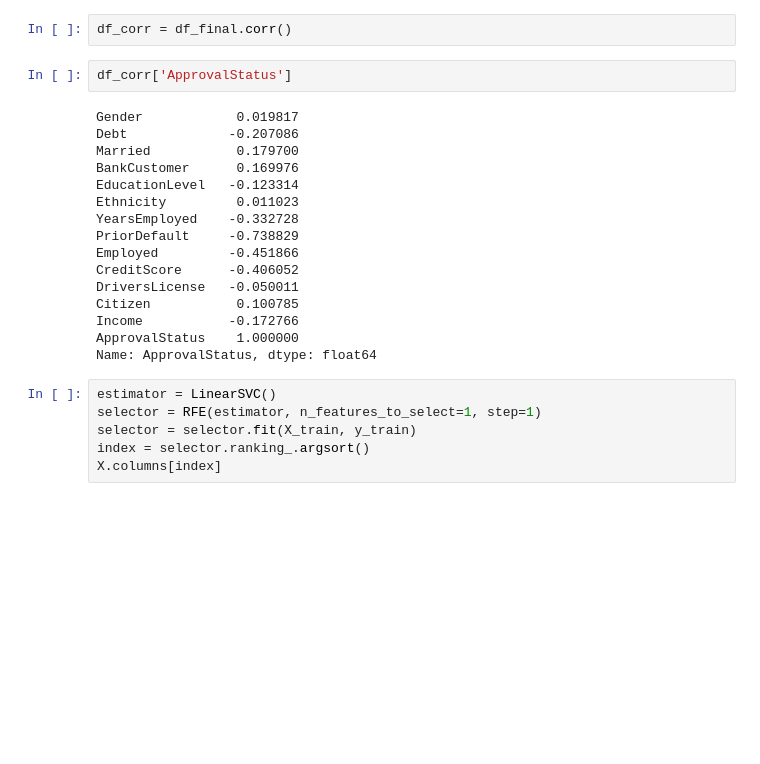
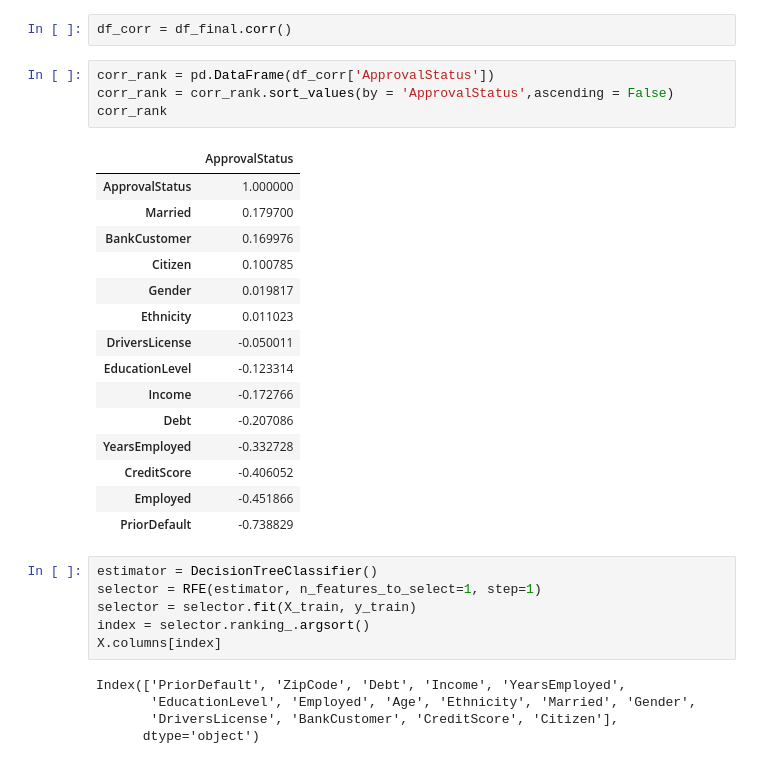
Before and after one commit to Noob919/Feature_selection, a Jupyter notebook: credit_card_approval.ipynb, the cells around one changed output. Saved outputs shown, nothing was run; the diff lists cells and outputs as text; blank space fills up the shorter version.

```diff
--- a/credit_card_approval.ipynb
+++ b/credit_card_approval.ipynb
@@ -236,26 +319,33 @@ Text(0, 0.5, 'Features')
 # %%
 df_corr = df_final.corr()
-# %%
-df_corr['ApprovalStatus']
-# %% [output]
-Gender            0.019817
-Debt             -0.207086
-Married           0.179700
-BankCustomer      0.169976
-EducationLevel   -0.123314
-Ethnicity         0.011023
-YearsEmployed    -0.332728
-PriorDefault     -0.738829
-Employed         -0.451866
-CreditScore      -0.406052
-DriversLicense   -0.050011
-Citizen           0.100785
-Income           -0.172766
-ApprovalStatus    1.000000
-Name: ApprovalStatus, dtype: float64
+# %%
+corr_rank = pd.DataFrame(df_corr['ApprovalStatus'])
+corr_rank = corr_rank.sort_values(by = 'ApprovalStatus',ascending = False)
+corr_rank
+# %% [output]
+|  | ApprovalStatus |
+| ApprovalStatus | 1.000000 |
+| Married | 0.179700 |
+| BankCustomer | 0.169976 |
+| Citizen | 0.100785 |
+| Gender | 0.019817 |
+| Ethnicity | 0.011023 |
+| DriversLicense | -0.050011 |
+| EducationLevel | -0.123314 |
+| Income | -0.172766 |
+| Debt | -0.207086 |
+| YearsEmployed | -0.332728 |
+| CreditScore | -0.406052 |
+| Employed | -0.451866 |
+| PriorDefault | -0.738829 |
 # %%
-estimator = LinearSVC()
+estimator = DecisionTreeClassifier()
 selector = RFE(estimator, n_features_to_select=1, step=1)
 selector = selector.fit(X_train, y_train)
 index = selector.ranking_.argsort()
 X.columns[index]
+# %% [output]
+Index(['PriorDefault', 'ZipCode', 'Debt', 'Income', 'YearsEmployed',
+       'EducationLevel', 'Employed', 'Age', 'Ethnicity', 'Married', 'Gender',
+       'DriversLicense', 'BankCustomer', 'CreditScore', 'Citizen'],
+      dtype='object')
```
Also changed, not shown: parts of 23 cells of this notebook.
